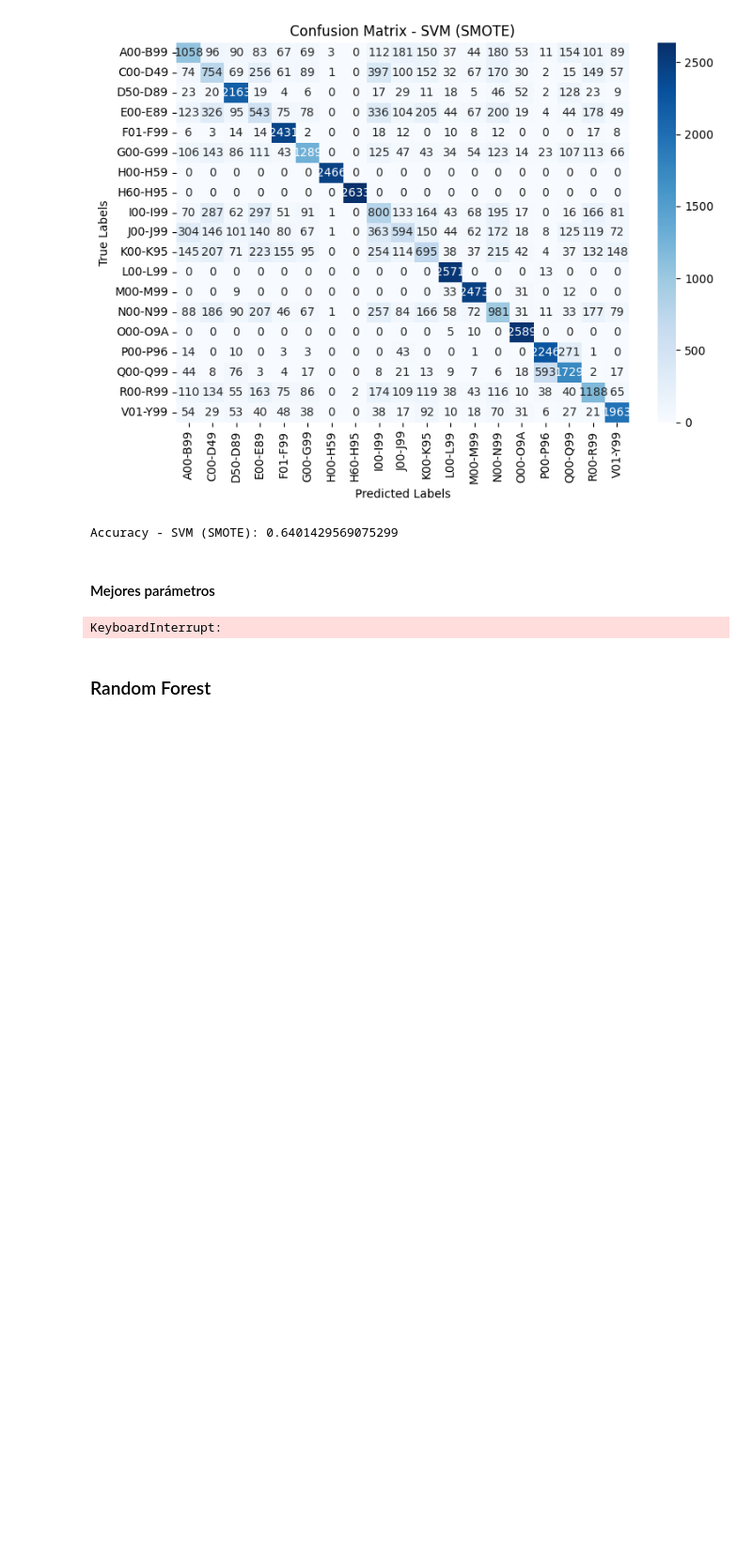
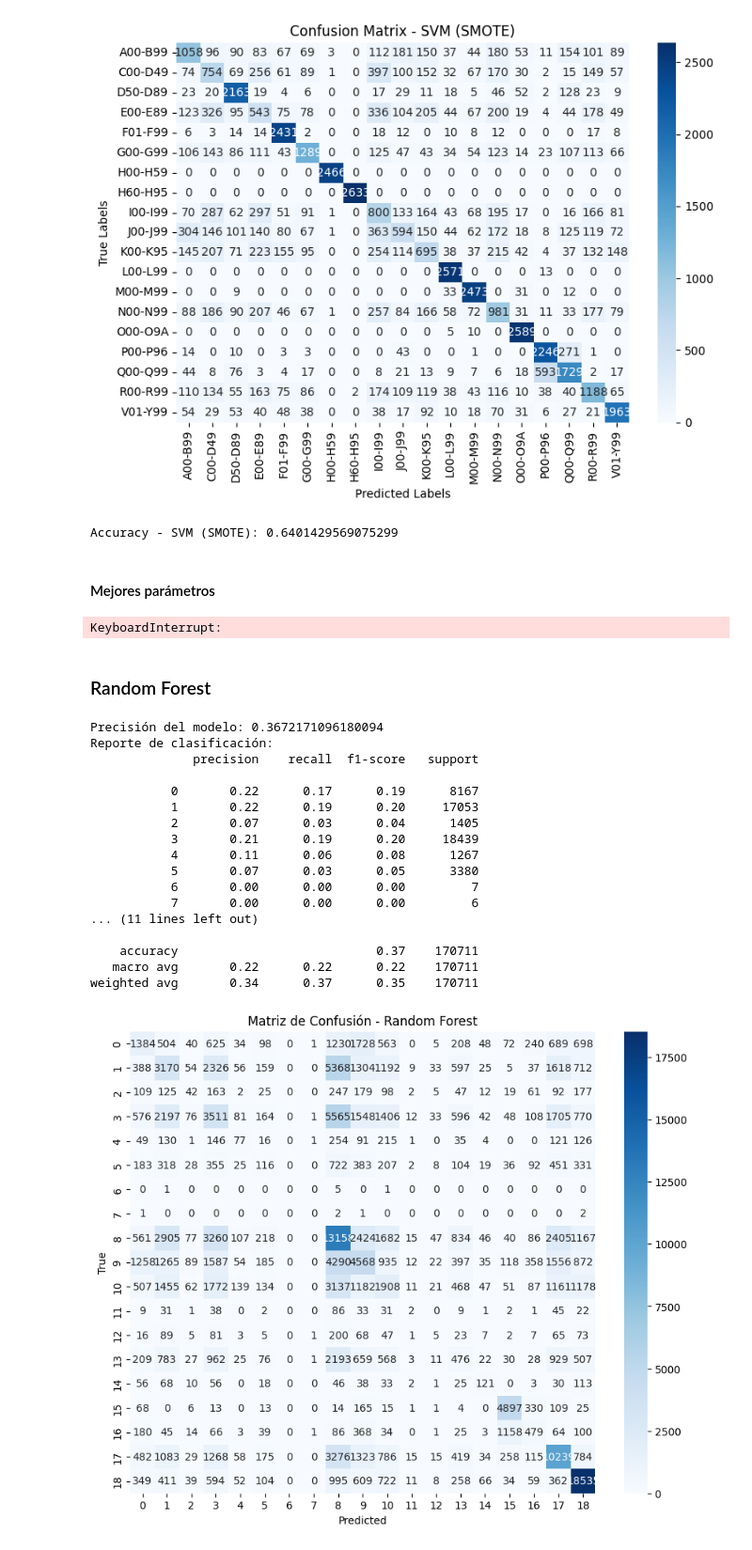
Before and after one commit to DannyEst6109/Proyecto-DataMining, a Jupyter notebook: analysis.ipynb, the cells around one changed output. Shown at 94% size. Drawn from its saved outputs; the diff is of its cells as text; code cells hidden in the pictures; blank space fills up the shorter version.

```diff
--- a/analysis.ipynb
+++ b/analysis.ipynb
@@ -465,10 +465,19 @@ import seaborn as sns
 from sklearn.model_selection import train_test_split
 from sklearn.ensemble import RandomForestClassifier
 from sklearn.metrics import classification_report, accuracy_score, confusion_matrix
+from sklearn.preprocessing import LabelEncoder
 
 # Cargar el conjunto de datos preprocesado
 # Asegúrate de ajustar la ruta del archivo según corresponda
 data = pd.read_csv('defunciones_simplified.csv')
+
+# Convertir características categóricas a numéricas
+label_encoders = {}
+categorical_columns = data.select_dtypes(include=['object']).columns  # Asume que 'object' indica características categóricas
+for col in categorical_columns:
+    le = LabelEncoder()
+    data[col] = le.fit_transform(data[col])
+    label_encoders[col] = le
 
 # Separar características y variable objetivo
 X = data.drop('causa', axis=1)
@@ -477,30 +486,49 @@ y = data['causa']
 # Dividir los datos en conjuntos de entrenamiento y prueba
 X_train, X_test, y_train, y_test = train_test_split(X, y, test_size=0.2, random_state=42)
 
 # Crear el modelo de Random Forest
 rf_model = RandomForestClassifier(random_state=42)
 
 # Entrenar el modelo
 rf_model.fit(X_train, y_train)
 
 # Realizar predicciones
 y_pred = rf_model.predict(X_test)
 
 # Evaluar el rendimiento del modelo
 accuracy = accuracy_score(y_test, y_pred)
 classification_rep = classification_report(y_test, y_pred)
 
 print(f'Precisión del modelo: {accuracy}')
 print('Reporte de clasificación:')
 print(classification_rep)
 
 # Crear la matriz de confusión
 conf_matrix = confusion_matrix(y_test, y_pred)
 
 # Configurar la visualización de la matriz de confusión
 plt.figure(figsize=(10, 8))
 sns.heatmap(conf_matrix, annot=True, fmt='d', cmap='Blues', xticklabels=rf_model.classes_, yticklabels=rf_model.classes_)
 plt.xlabel('Predicted')
 plt.ylabel('True')
 plt.title('Matriz de Confusión - Random Forest')
 plt.show()
+# %% [output]
+Precisión del modelo: 0.3672171096180094
+Reporte de clasificación:
+              precision    recall  f1-score   support
+
+           0       0.22      0.17      0.19      8167
+           1       0.22      0.19      0.20     17053
+           2       0.07      0.03      0.04      1405
+           3       0.21      0.19      0.20     18439
+           4       0.11      0.06      0.08      1267
+           5       0.07      0.03      0.05      3380
+           6       0.00      0.00      0.00         7
+           7       0.00      0.00      0.00         6
+... (11 lines left out)
+
+    accuracy                           0.37    170711
+   macro avg       0.22      0.22      0.22    170711
+weighted avg       0.34      0.37      0.35    170711
+[figure, added]
```
